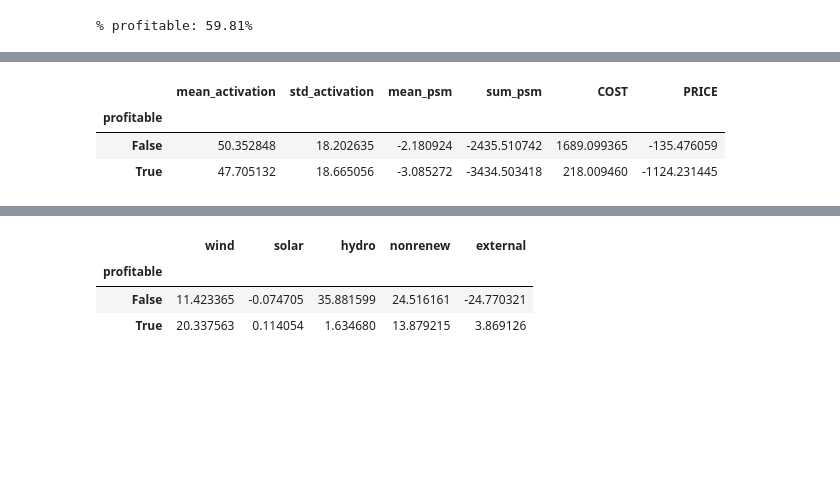
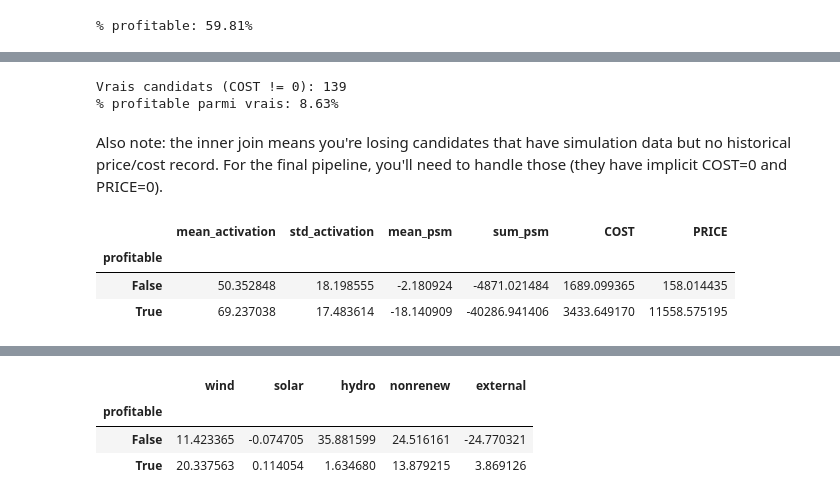
Before and after one commit to MPelland-programming/DataChallenge2026, a Jupyter notebook: experimentation_cristian/experimentation_cristian.ipynb, the cells around one changed output, grey strips where cells are left out. Drawn from its saved outputs; the diff is of its cells as text; code cells hidden in the pictures; blank space fills up the shorter version.

```diff
--- a/experimentation_cristian/experimentation_cristian.ipynb
+++ b/experimentation_cristian/experimentation_cristian.ipynb
@@ -53,14 +53,18 @@ import seaborn as sns
 import numpy as np
 # %%
 # Ajuster ce chemin selon votre setup Google Drive Desktop
-DATA_ROOT = r"G:\.shortcut-targets-by-id\1SR7TxhNQjFyS8f2bbuo9pcLvzNMLBMwY\CSD\data"
+DATA_ROOT = r"c:\Users\samso\OneDrive\Bureau\Hackathon_2026_CS\DataChallenge2026\ressources"
 # %%
-# Instancier le loader
-loader = customdataloader(
-    pricefile=os.path.join(DATA_ROOT, 'prices', 'prices.parquet'),
-    costfile=os.path.join(DATA_ROOT, 'costs', 'costs.parquet'),
-    dsimfile=[os.path.join(DATA_ROOT, 'sim_daily', f'sim_daily_{y}.parquet') for y in [2020,2021,2022,2023,2024]],
-    msimfile=[os.path.join(DATA_ROOT, 'sim_monthly', f'sim_monthly_{y}.parquet') for y in [2020,2021,2022,2023,2024]],
+pricefile = os.path.join(DATA_ROOT, 'prices', 'prices', 'prices.parquet')
+costfile = os.path.join(DATA_ROOT, 'costs', 'costs', 'costs.parquet')
+dsimfile = [os.path.join(DATA_ROOT, 'sim_daily', f'sim_daily_{y}.parquet') for y in [2020, 2021, 2022, 2023, 2024]]
+msimfile = [os.path.join(DATA_ROOT, 'sim_monthly', 'data', 'sim_monthly', f'sim_monthly_{y}.parquet') for y in [2020, 2021, 2022, 2023, 2024]]
+
+loader = CustomDataLoader(
+    pricefile=pricefile,
+    costfile=costfile,
+    dsimfile=dsimfile,
+    msimfile=msimfile,
 )
 # %%
 # Chargement complet de costs + prices (ces fichiers sont petits)
@@ -452,8 +452,18 @@ print(f"% profitable: {analysis['profitable'].mean():.2%}")
+# %%
+# Filter to real candidates (COST != 0) like we did for Feb
+real = analysis[analysis['COST'] != 0]
+print(f"Vrais candidats (COST != 0): {len(real)}")
+print(f"% profitable parmi vrais: {(real['PROFIT'] > 0).mean():.2%}")
+# %% [output]
+Vrais candidats (COST != 0): 139
+% profitable parmi vrais: 8.63%
+# %% [markdown]
+Also note: the inner join means you're losing candidates that have simulation data but no historical price/cost record. For the final pipeline, you'll need to handle those (they have implicit COST=0 and PRICE=0).
 # %%
 # Comparer les distributions profitable vs non-profitable (mois de juillet 2020)
-analysis.groupby('profitable')[['mean_activation','std_activation','mean_psm','sum_psm','COST','PRICE']].mean()
+real.groupby('profitable')[['mean_activation','std_activation','mean_psm','sum_psm','COST','PRICE']].mean()
 # %% [output]
 |  | mean_activation | std_activation | mean_psm | sum_psm | COST | PRICE |
 | profitable |  |  |  |  |  |  |
-| False | 50.352848 | 18.202635 | -2.180924 | -2435.510742 | 1689.099365 | -135.476059 |
-| True | 47.705132 | 18.665056 | -3.085272 | -3434.503418 | 218.009460 | -1124.231445 |
+| False | 50.352848 | 18.198555 | -2.180924 | -4871.021484 | 1689.099365 | 158.014435 |
+| True | 69.237038 | 17.483614 | -18.140909 | -40286.941406 | 3433.649170 | 11558.575195 |
```
Also changed, not shown: parts of 55 cells of this notebook.
